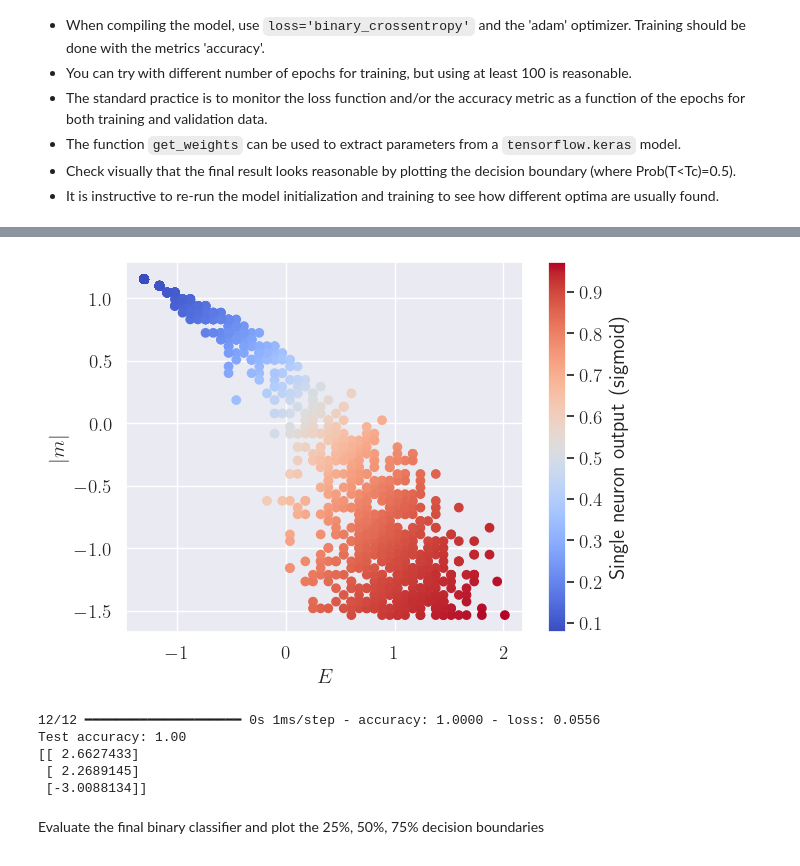
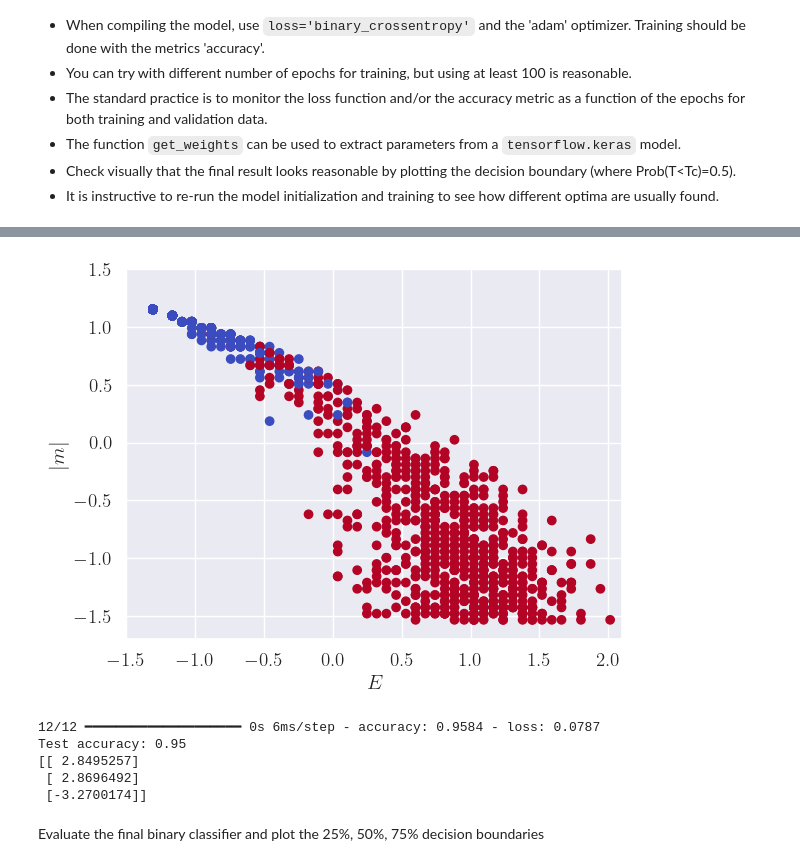
Before and after one commit to stommen/tif285, a Jupyter notebook: hand-ins/pub/ProblemSets/Set3/TIF285_ps3_basic_problems.ipynb, the cells around one changed output, grey strips where cells are left out. Drawn from its saved outputs; the diff is of its cells as text; code cells hidden in the pictures.

```diff
--- a/hand-ins/pub/ProblemSets/Set3/TIF285_ps3_basic_problems.ipynb
+++ b/hand-ins/pub/ProblemSets/Set3/TIF285_ps3_basic_problems.ipynb
@@ -1056,41 +1109,48 @@ You have tensorflow version: 2.16.2 (must be at least 2.0.0)
 # %%
 # Split the data and plot
 #
 #
 # YOUR CODE HERE
 #
 
 # Read data
 T, Es, Ms = np.loadtxt(f'{DATA_DIR}/PS3_Prob4_data.txt',unpack=True)
 N_data = len(T)
 
+# Rng
+rng = np.random.default_rng(seed=19)
+
+# Normalize the data and shuffle it
 Es = (Es - np.mean(Es)) / np.std(Es)
 Ms = (Ms - np.mean(Ms)) / np.std(Ms)
-input_data = np.column_stack((Es,Ms))
+input_data = np.column_stack((T, Es,Ms))
+rng.shuffle(input_data)
 
+# Critical temperature
 Tc = 2 / np.log(1+np.sqrt(2))
-high_T = T>Tc
+high_T = input_data[:,0]>Tc
 
 # High-temperature = 1
-targets = high_T*np.ones_like(T,dtype=int)
+targets = high_T*np.ones_like(T, dtype=int)
 
-w = np.array([0., 1., -1.])
-
-training_data = input_data[:int(0.7*N_data), :]
+# Split the data, 70% training and 30% test
+training_data = input_data[:int(0.7*N_data), 1:]
 training_targets = targets[:int(0.7*N_data)]
-test_data = input_data[-int(0.3*N_data):, :]
+test_data = input_data[-int(0.3*N_data):, 1:]
 test_targets = targets[-int(0.3*N_data):]
 
+# Plot all the data
+plt.scatter(training_data[:,0], training_data[:,1], c=training_targets, cmap='coolwarm')
+plt.scatter(test_data[:,0], test_data[:,1], c=test_targets, cmap='coolwarm')
+plt.xlim(-1.5, 2.1)
+plt.ylim(-1.7, 1.5)
 
-x = single_neuron(input_data, w)
-plt.scatter(input_data[:,0], input_data[:,1], c=x, cmap='coolwarm')
-
-plt.colorbar(label='Single neuron output (sigmoid)')
 plt.xlabel('$E$')
 plt.ylabel('$|m|$')
+
 plt.show()
 # %% [output]
-[figure, old version]
+[figure, new version]
 # %%
 # Create the single neuron binary classifier using tensorflow.keras
 #
@@ -1121,15 +1183,16 @@ model.fit(training_data, training_targets, epochs=1000, verbose=0)
 test_loss, test_accuracy = model.evaluate(test_data, test_targets)
 print(f'Test accuracy: {test_accuracy:.2f}')
 
+# Get the weights
 w, b = model.get_weights()
 weights_keras = np.array([b, w[0], w[1]])
 print(weights_keras)
 # %% [output]
-12/12 ━━━━━━━━━━━━━━━━━━━━ 0s 1ms/step - accuracy: 1.0000 - loss: 0.0556
-Test accuracy: 1.00
-[[ 2.6627433]
- [ 2.2689145]
- [-3.0088134]]
+12/12 ━━━━━━━━━━━━━━━━━━━━ 0s 6ms/step - accuracy: 0.9584 - loss: 0.0787
+Test accuracy: 0.95
+[[ 2.8495257]
+ [ 2.8696492]
+ [-3.2700174]]
 # %% [markdown]
 Evaluate the final binary classifier and plot the 25%, 50%, 75% decision boundaries
 # %%
```
Also changed, not shown: parts of 19 cells of this notebook, 1 other file.
